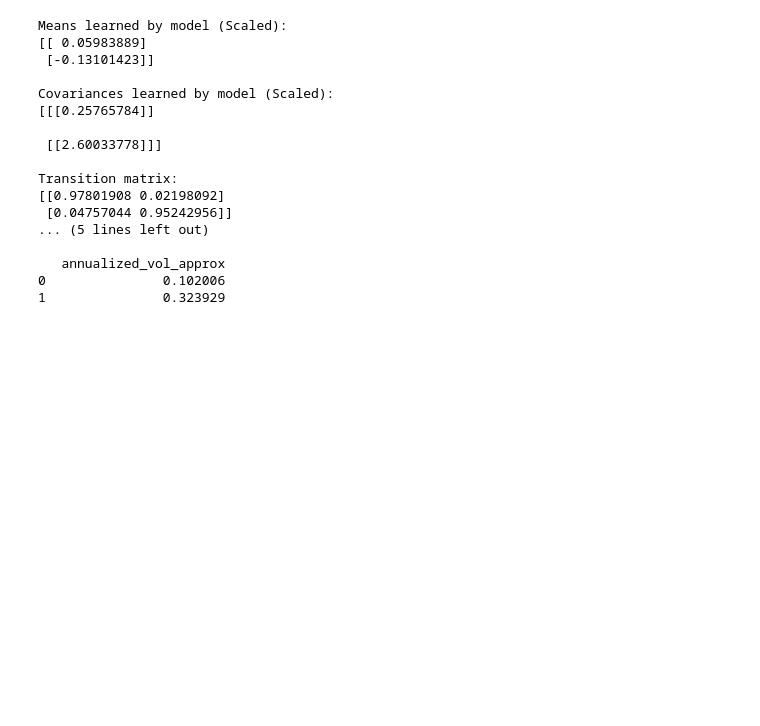
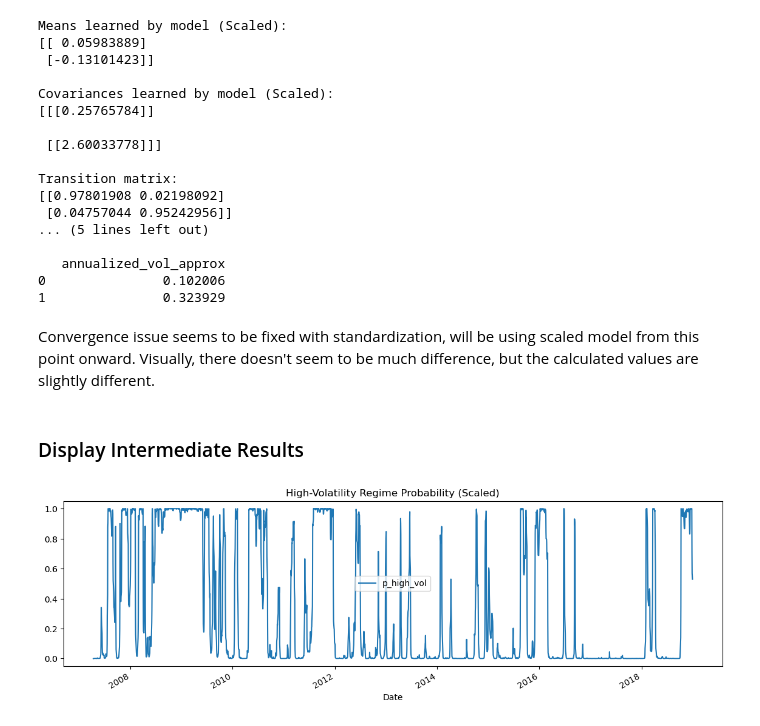
Before and after one commit to LTam2024/hmmRegimeDetect, a Jupyter notebook: regimeDetect.ipynb, the cells around one changed output. Drawn from its saved outputs; the diff is of its cells as text; code cells hidden in the pictures; blank space fills up the shorter version.

```diff
--- a/regimeDetect.ipynb
+++ b/regimeDetect.ipynb
@@ -139,3 +140,12 @@ Transition matrix:
    annualized_vol_approx
 0               0.102006
 1               0.323929
+# %% [markdown]
+Convergence issue seems to be fixed with standardization, will be using scaled model from this point onward. Visually, there doesn't seem to be much difference, but the calculated values are slightly different.
+# %% [markdown]
+### Display Intermediate Results
+# %%
+stateDfScaled[["p_high_vol"]].plot(figsize=(14, 4), title="High-Volatility Regime Probability (Scaled)")
+plt.show()
+# %% [output]
+[figure, added]
```
Also changed, not shown: parts of 17 cells of this notebook, 8 other files.
